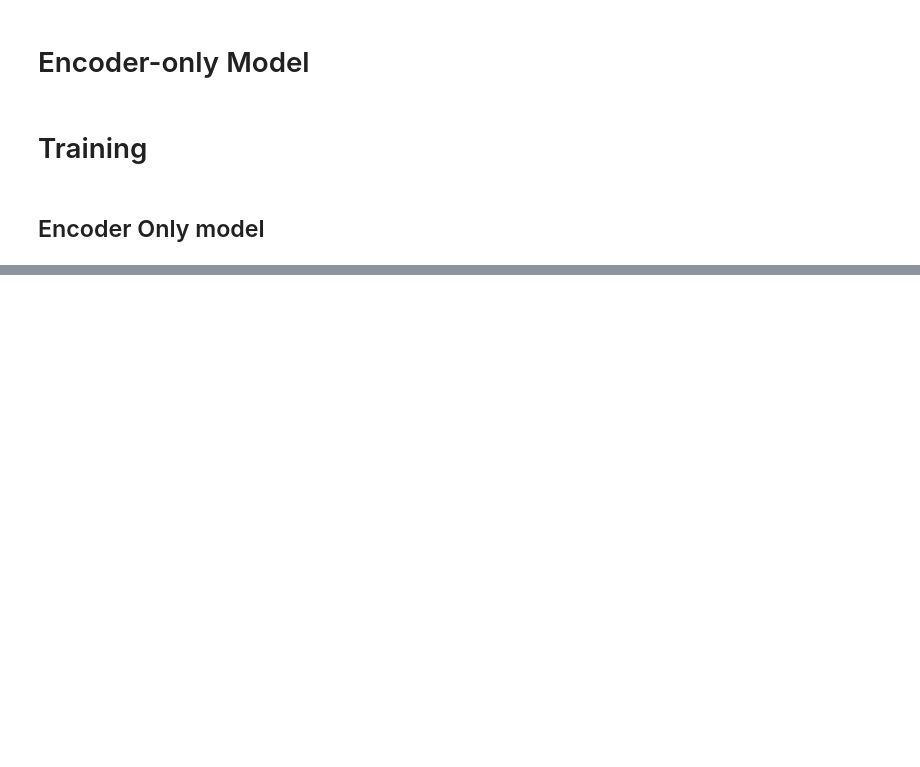
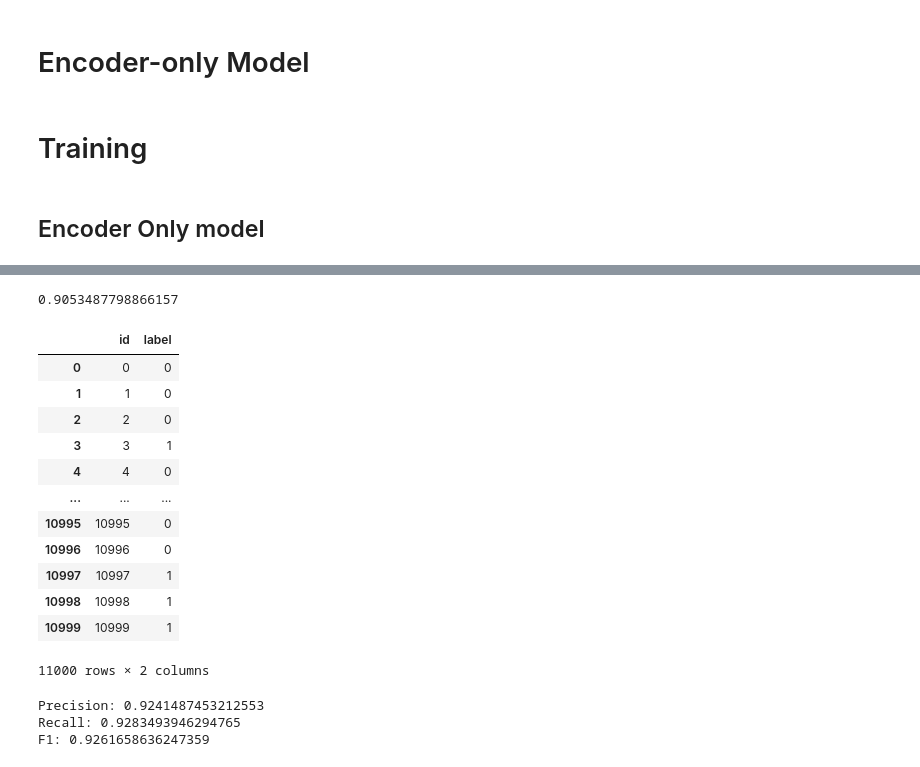
Before and after one commit to nlgkhoi/aalto-snlp-project-spring-2024, a Jupyter notebook: transformer.ipynb, the cells around one changed output, grey strips where cells are left out. Drawn from its saved outputs; the diff is of its cells as text; code cells hidden in the pictures; blank space fills up the shorter version.

```diff
--- a/transformer.ipynb
+++ b/transformer.ipynb
@@ -376,0 +596,72 @@ torch.Size([206, 640])
+# %%
+print(test_f1_score(encoder, valloader))
+# %% [output]
+0.9053487798866157
+# %%
+# load testset
+testset = torch.load('datasets/transformer/testset.pth')
+testloader = DataLoader(dataset=testset, batch_size=1, shuffle=False, collate_fn=collate, pin_memory=True)
+# %%
+# do inference on test set and save the results into csv file
+def test_inference(lstm, output_filename='submission.csv', testset=testset):
+    testloader = DataLoader(dataset=testset, batch_size=32, shuffle=False, collate_fn=collate, pin_memory=True)
+    out = []
+    indices = []
+    for i, (src_seqs, src_mask, tgt_labels, ids) in enumerate(testloader):
+        out_seqs = classify(lstm, src_seqs, src_mask)
+        try:
+            out.extend(out_seqs.squeeze().cpu().numpy())
+        except:
+            out.append(out_seqs.squeeze().cpu().numpy())
+        indices.extend(ids)
+    df = pd.DataFrame({'id': indices, 'label': out})
+    # convert label to int
+    df['label'] = df['label'].astype(int)
+    # sort by id
+    df = df.sort_values(by='id')
+    df.to_csv(output_filename, index=False)
+    return df
+
+test_inference(encoder, output_filename='dev_inference.csv', testset=valset)
+# test_inference(encoder, output_filename='submission.csv', testset=testset)
+# %% [output]
+|  | id | label |
+| 0 | 0 | 0 |
+| 1 | 1 | 0 |
+| 2 | 2 | 0 |
+| 3 | 3 | 1 |
+| 4 | 4 | 0 |
+| ... | ... | ... |
+| 10995 | 10995 | 0 |
+| 10996 | 10996 | 0 |
+| 10997 | 10997 | 1 |
+| 10998 | 10998 | 1 |
+| 10999 | 10999 | 1 |
+11000 rows × 2 columns
+# %%
+# import precision_score, recall_score, f1_score
+from sklearn.metrics import precision_score, recall_score, f1_score
+# Compute Precision, Recall, and F1 Score of the imported predicted csv and the validation df
+def compute_metrics(y_true, y_pred):
+    precision = precision_score(y_true, y_pred, average='macro')
+    recall = recall_score(y_true, y_pred, average='macro')
+    f1 = f1_score(y_true, y_pred, average='macro')
+    return precision, recall, f1
+
+# Load the predicted csv
+y_pred = pd.read_csv('dev_inference.csv', index_col=0)
+y_pred = y_pred['label'].tolist()
+
+# Load the validation df
+y_true = pd.read_csv('dev_2024.csv', quoting=3)
+y_true = y_true['label'].tolist()
+
+# Compute the metrics
+precision, recall, f1 = compute_metrics(y_true, y_pred)
+print(f'Precision: {precision}')
+print(f'Recall: {recall}')
+print(f'F1: {f1}')
+# %% [output]
+Precision: 0.9241487453212553
+Recall: 0.9283493946294765
+F1: 0.9261658636247359
```
Also changed, not shown: parts of 18 cells of this notebook, 10 other files.
